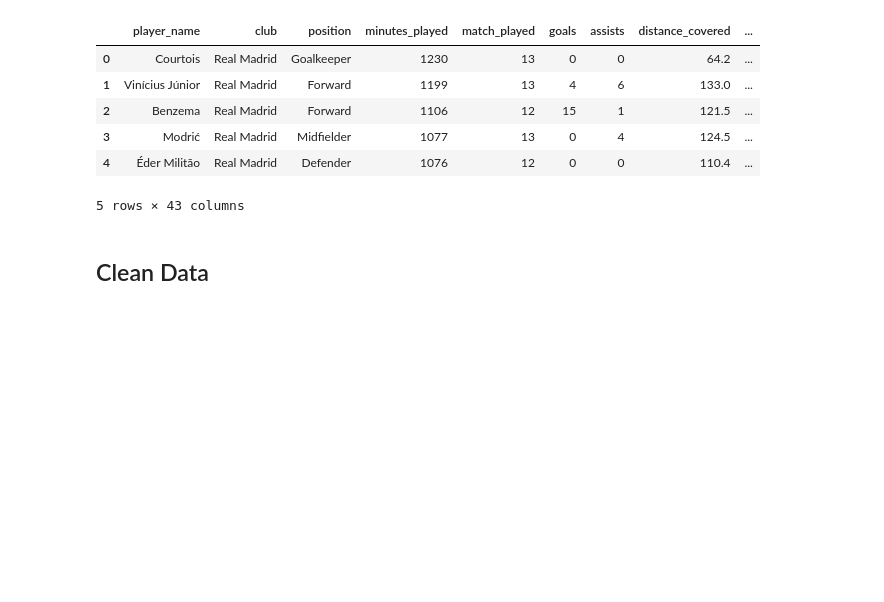
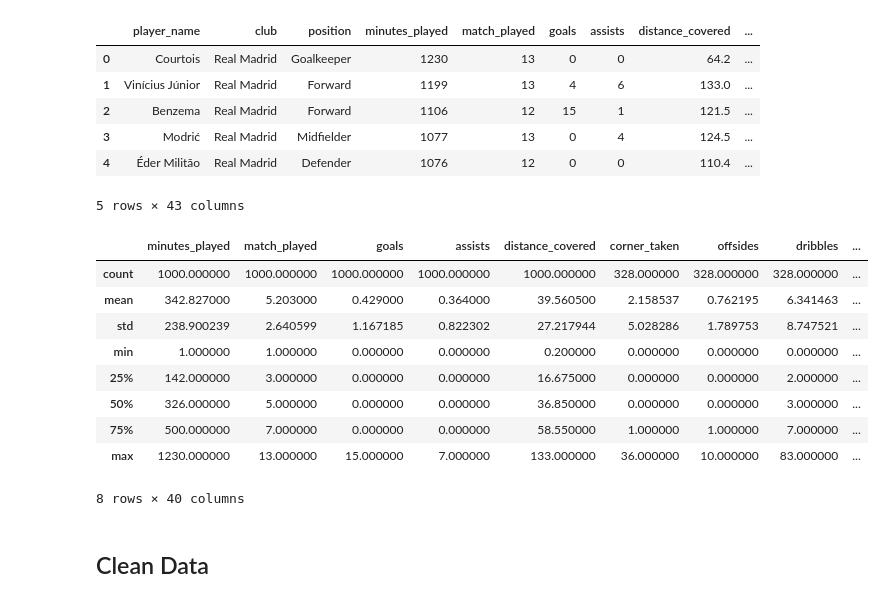
Before and after one commit to sulemanbasit/UCL21-22_MVP, a Jupyter notebook: clean_n_convert.ipynb, the cells around one changed output. Cells and saved outputs as stored; diff of their text form; code cells hidden in the pictures; blank space fills up the shorter version.

```diff
--- a/clean_n_convert.ipynb
+++ b/clean_n_convert.ipynb
@@ -17,5 +15,18 @@ player_data.head()
 | 3 | Modrić | Real Madrid | Midfielder | 1077 | 13 | 0 | 4 | 124.5 | ... |
 | 4 | Éder Militão | Real Madrid | Defender | 1076 | 12 | 0 | 0 | 110.4 | ... |
 5 rows × 43 columns
+# %%
+player_data.describe()
+# %% [output]
+|  | minutes_played | match_played | goals | assists | distance_covered | corner_taken | offsides | dribbles | ... |
+| count | 1000.000000 | 1000.000000 | 1000.000000 | 1000.000000 | 1000.000000 | 328.000000 | 328.000000 | 328.000000 | ... |
+| mean | 342.827000 | 5.203000 | 0.429000 | 0.364000 | 39.560500 | 2.158537 | 0.762195 | 6.341463 | ... |
+| std | 238.900239 | 2.640599 | 1.167185 | 0.822302 | 27.217944 | 5.028286 | 1.789753 | 8.747521 | ... |
+| min | 1.000000 | 1.000000 | 0.000000 | 0.000000 | 0.200000 | 0.000000 | 0.000000 | 0.000000 | ... |
+| 25% | 142.000000 | 3.000000 | 0.000000 | 0.000000 | 16.675000 | 0.000000 | 0.000000 | 2.000000 | ... |
+| 50% | 326.000000 | 5.000000 | 0.000000 | 0.000000 | 36.850000 | 0.000000 | 0.000000 | 3.000000 | ... |
+| 75% | 500.000000 | 7.000000 | 0.000000 | 0.000000 | 58.550000 | 1.000000 | 1.000000 | 7.000000 | ... |
+| max | 1230.000000 | 13.000000 | 15.000000 | 7.000000 | 133.000000 | 36.000000 | 10.000000 | 83.000000 | ... |
+8 rows × 40 columns
 # %% [markdown]
 ## Clean Data
```
Also changed, not shown: parts of 6 cells of this notebook.
